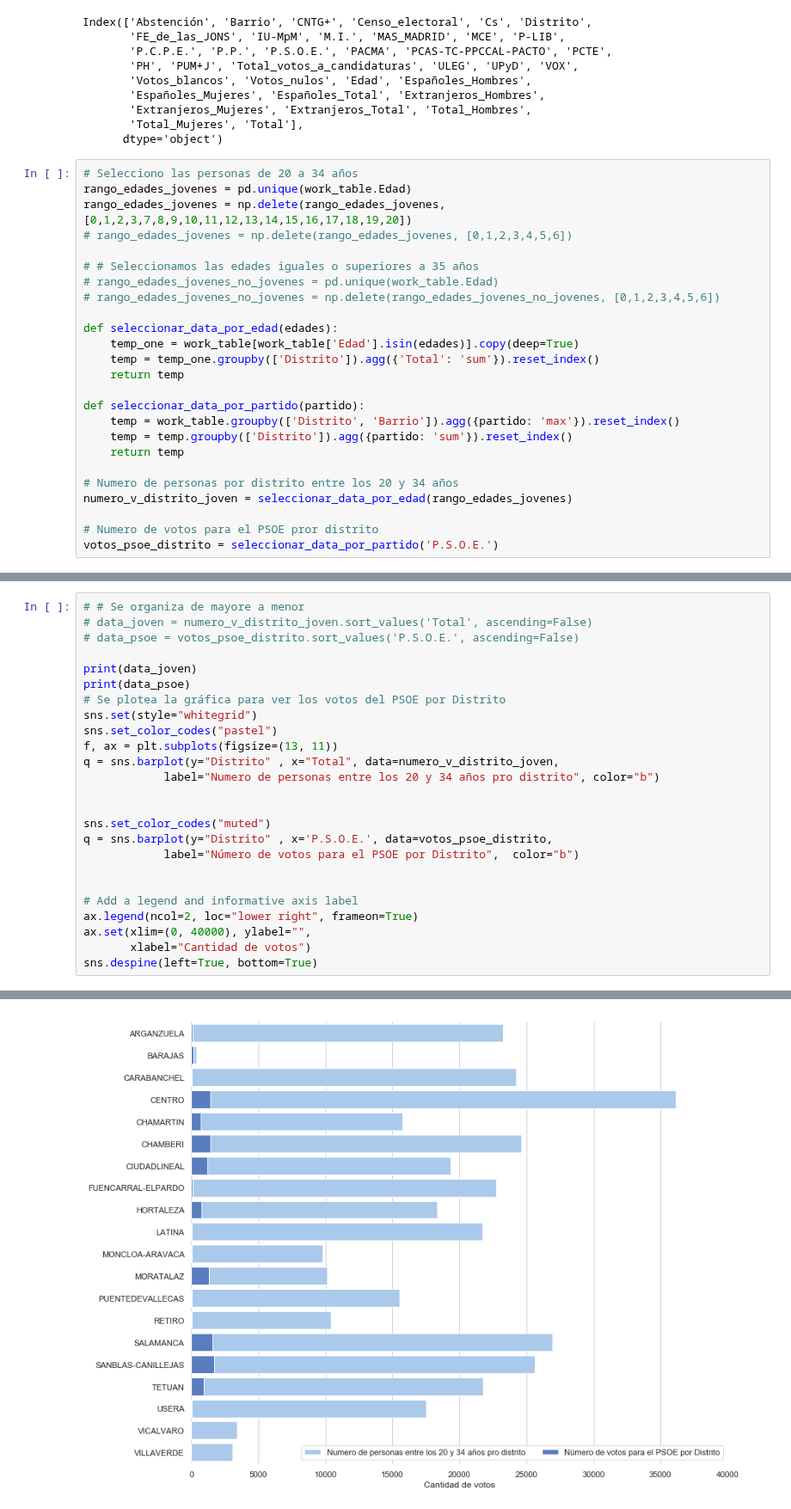
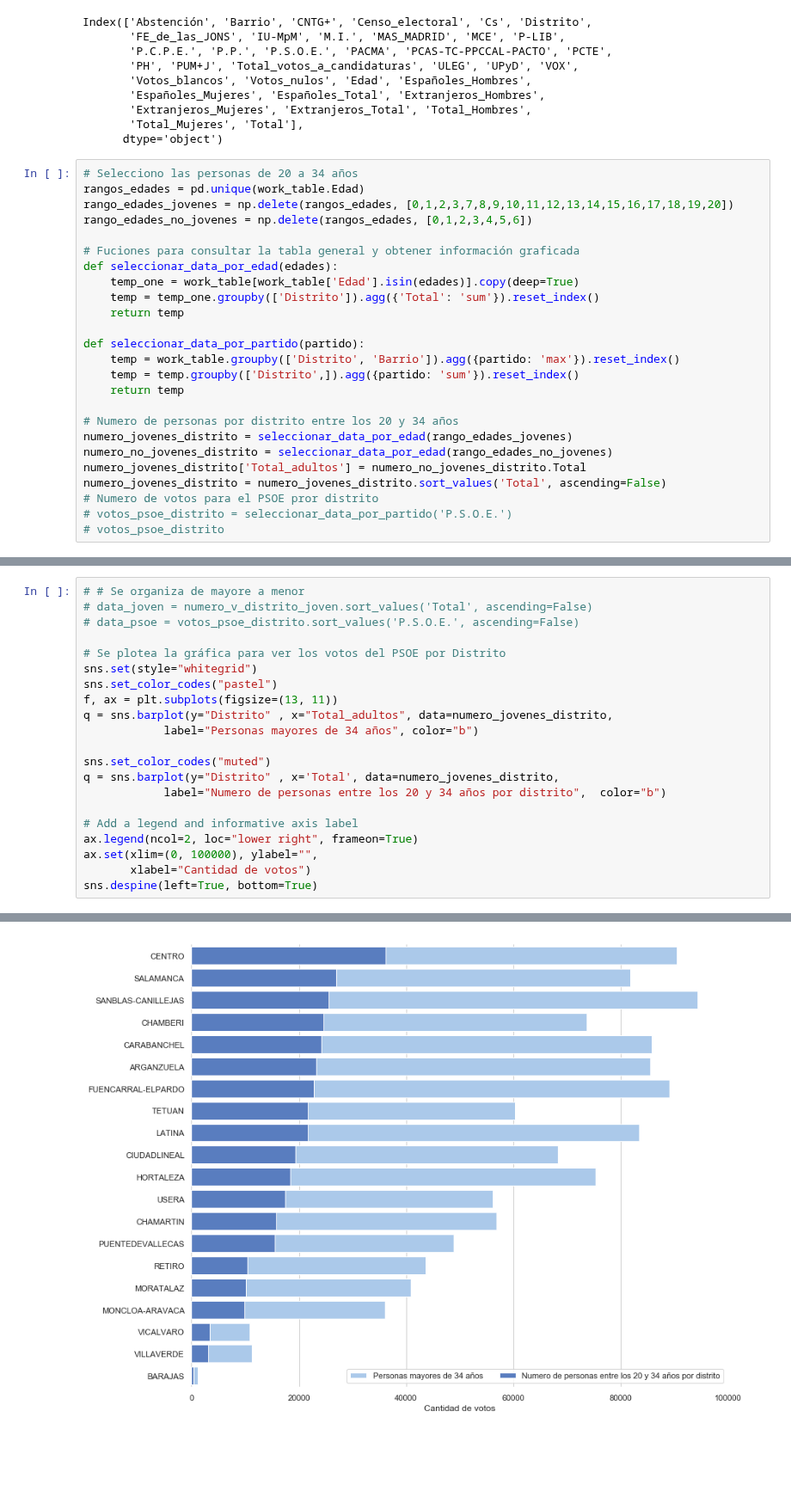
Before and after one commit to InmaLatorre/G3_ProyectoPython, a Jupyter notebook: MAIN.ipynb, the cells around one changed output, grey strips where cells are left out. Shown at 86% size. Cells and saved outputs as stored; diff of their text form; blank space fills up the shorter version.

```diff
--- a/MAIN.ipynb
+++ b/MAIN.ipynb
@@ -201,14 +217,11 @@ Index(['Abstención', 'Barrio', 'CNTG+', 'Censo_electoral', 'Cs', 'Distrito',
       dtype='object')
 # %%
 # Selecciono las personas de 20 a 34 años
-rango_edades_jovenes = pd.unique(work_table.Edad)
-rango_edades_jovenes = np.delete(rango_edades_jovenes, [0,1,2,3,7,8,9,10,11,12,13,14,15,16,17,18,19,20])
-# rango_edades_jovenes = np.delete(rango_edades_jovenes, [0,1,2,3,4,5,6])
+rangos_edades = pd.unique(work_table.Edad)
+rango_edades_jovenes = np.delete(rangos_edades, [0,1,2,3,7,8,9,10,11,12,13,14,15,16,17,18,19,20])
+rango_edades_no_jovenes = np.delete(rangos_edades, [0,1,2,3,4,5,6])
 
-# # Seleccionamos las edades iguales o superiores a 35 años
-# rango_edades_jovenes_no_jovenes = pd.unique(work_table.Edad)
-# rango_edades_jovenes_no_jovenes = np.delete(rango_edades_jovenes_no_jovenes, [0,1,2,3,4,5,6])
-
+# Fuciones para consultar la tabla general y obtener información graficada
 def seleccionar_data_por_edad(edades):
     temp_one = work_table[work_table['Edad'].isin(edades)].copy(deep=True)
     temp = temp_one.groupby(['Distrito']).agg({'Total': 'sum'}).reset_index()
@@ -216,11 +229,14 @@ def seleccionar_data_por_edad(edades):
 
 def seleccionar_data_por_partido(partido):
     temp = work_table.groupby(['Distrito', 'Barrio']).agg({partido: 'max'}).reset_index()
-    temp = temp.groupby(['Distrito']).agg({partido: 'sum'}).reset_index()
+    temp = temp.groupby(['Distrito',]).agg({partido: 'sum'}).reset_index()
     return temp
 
 # Numero de personas por distrito entre los 20 y 34 años
-numero_v_distrito_joven = seleccionar_data_por_edad(rango_edades_jovenes)
-
+numero_jovenes_distrito = seleccionar_data_por_edad(rango_edades_jovenes)
+numero_no_jovenes_distrito = seleccionar_data_por_edad(rango_edades_no_jovenes)
+numero_jovenes_distrito['Total_adultos'] = numero_no_jovenes_distrito.Total
+numero_jovenes_distrito = numero_jovenes_distrito.sort_values('Total', ascending=False)
 # Numero de votos para el PSOE pror distrito
-votos_psoe_distrito = seleccionar_data_por_partido('P.S.O.E.')
+# votos_psoe_distrito = seleccionar_data_por_partido('P.S.O.E.')
+# votos_psoe_distrito
@@ -229,24 +263,20 @@ votos_psoe_distrito = seleccionar_data_por_partido('P.S.O.E.')
 # data_joven = numero_v_distrito_joven.sort_values('Total', ascending=False)
 # data_psoe = votos_psoe_distrito.sort_values('P.S.O.E.', ascending=False)
 
-print(data_joven)
-print(data_psoe)
 # Se plotea la gráfica para ver los votos del PSOE por Distrito
 sns.set(style="whitegrid")
 sns.set_color_codes("pastel")
 f, ax = plt.subplots(figsize=(13, 11))
-q = sns.barplot(y="Distrito" , x="Total", data=numero_v_distrito_joven,
-            label="Numero de personas entre los 20 y 34 años pro distrito", color="b")
-
+q = sns.barplot(y="Distrito" , x="Total_adultos", data=numero_jovenes_distrito,
+            label="Personas mayores de 34 años", color="b")
 
 sns.set_color_codes("muted")
-q = sns.barplot(y="Distrito" , x='P.S.O.E.', data=votos_psoe_distrito,
-            label="Número de votos para el PSOE por Distrito",  color="b")
-
+q = sns.barplot(y="Distrito" , x='Total', data=numero_jovenes_distrito,
+            label="Numero de personas entre los 20 y 34 años por distrito",  color="b")
 
 # Add a legend and informative axis label
 ax.legend(ncol=2, loc="lower right", frameon=True)
-ax.set(xlim=(0, 40000), ylabel="",
+ax.set(xlim=(0, 100000), ylabel="",
        xlabel="Cantidad de votos")
 sns.despine(left=True, bottom=True)
 # %% [output]
@@ -270 +283 @@ sns.despine(left=True, bottom=True)
-[figure, old version]
+[figure, new version]
```
Also changed, not shown: parts of 10 cells of this notebook.
